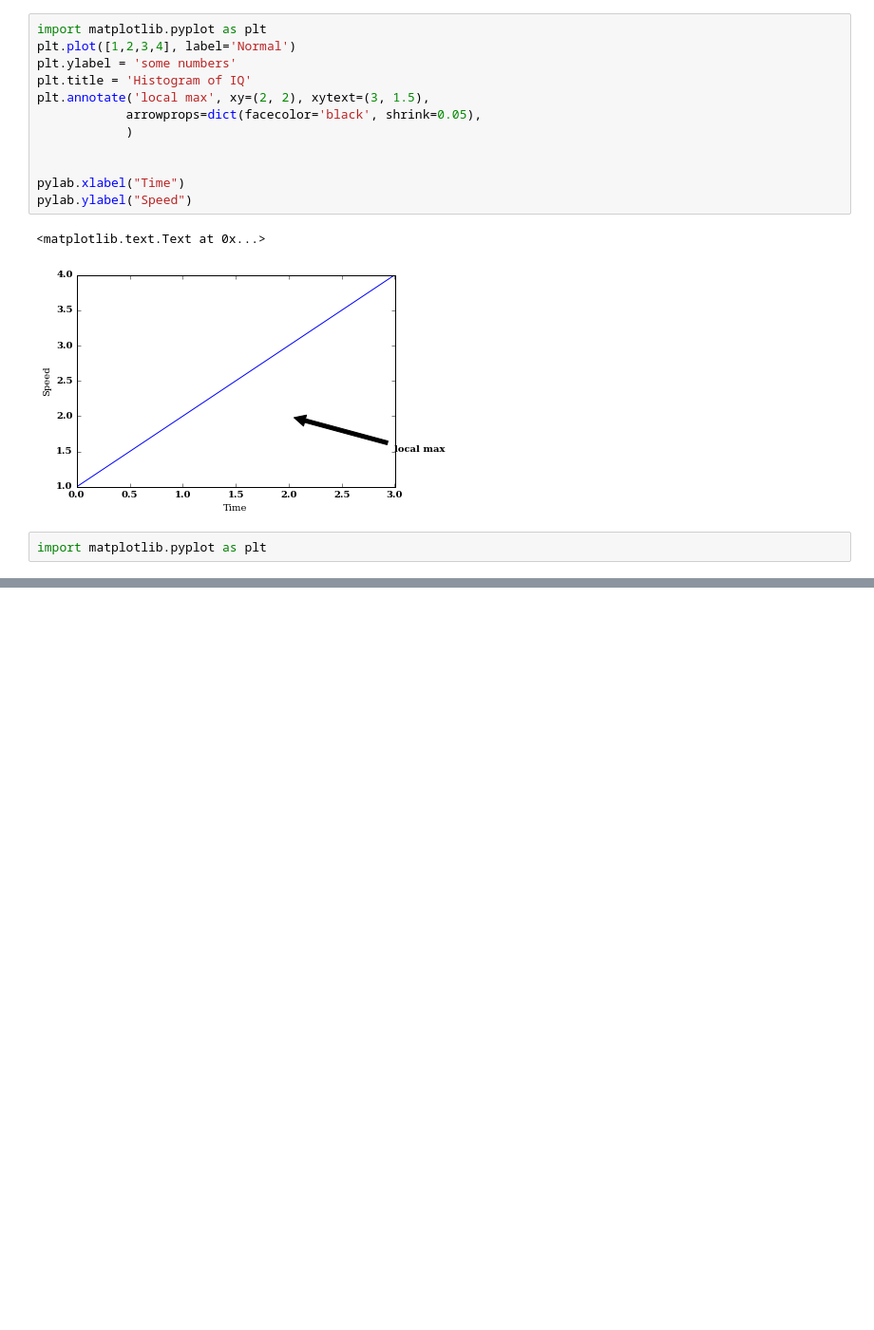
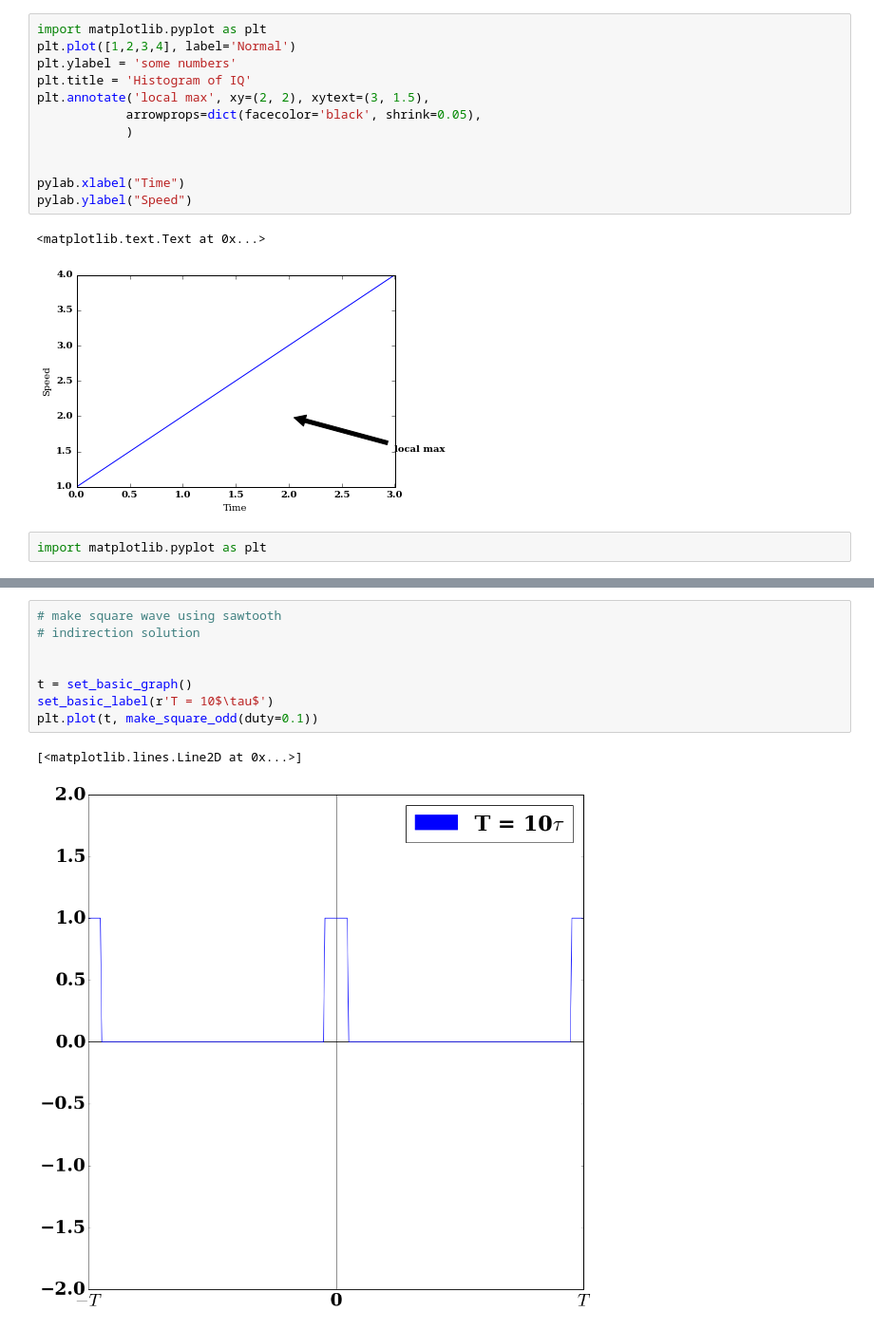
Before and after one commit to my-snippet/etc, a Jupyter notebook: AC-analysis/Fourier-Series/odd-function/square_wave.ipynb, the cells around one changed output, grey strips where cells are left out. Shown at 95% size. Saved outputs shown, nothing was run; the diff lists cells and outputs as text; blank space fills up the shorter version.

```diff
--- a/AC-analysis/Fourier-Series/odd-function/square_wave.ipynb
+++ b/AC-analysis/Fourier-Series/odd-function/square_wave.ipynb
@@ -136,3 +143,14 @@ plt.plot(t, make_square_odd())
+# %%
+# make square wave using sawtooth
+# indirection solution
+
+
+t = set_basic_graph()
+set_basic_label(r'T = 10$\tau$')
+plt.plot(t, make_square_odd(duty=0.1))
+# %% [output]
+[<matplotlib.lines.Line2D at 0x...>]
+[figure, added]
 # %%
 set_basic_graph()
 
```
Also changed, not shown: parts of 5 cells of this notebook.
